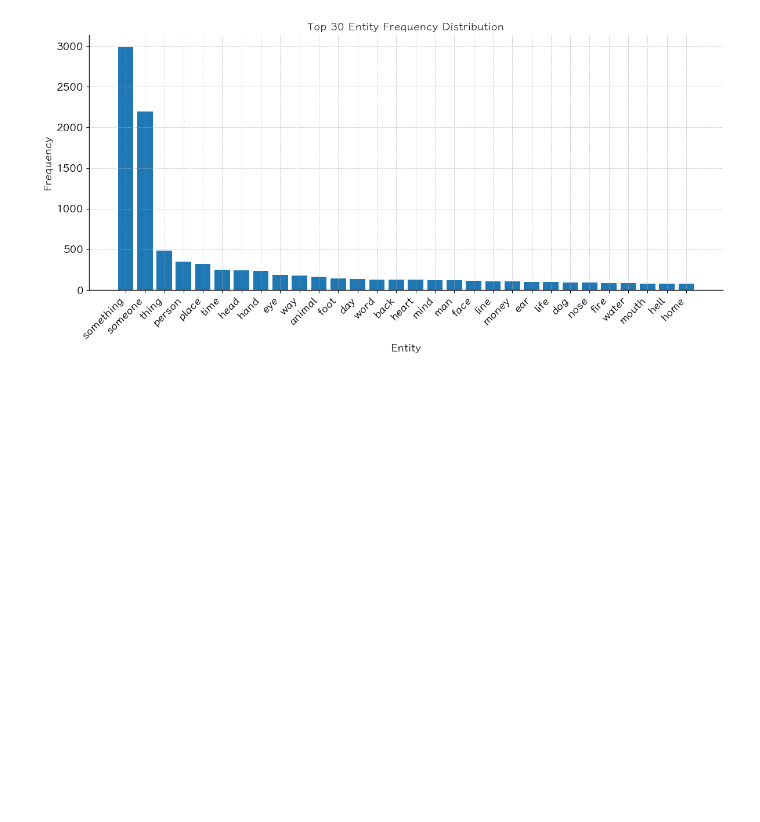
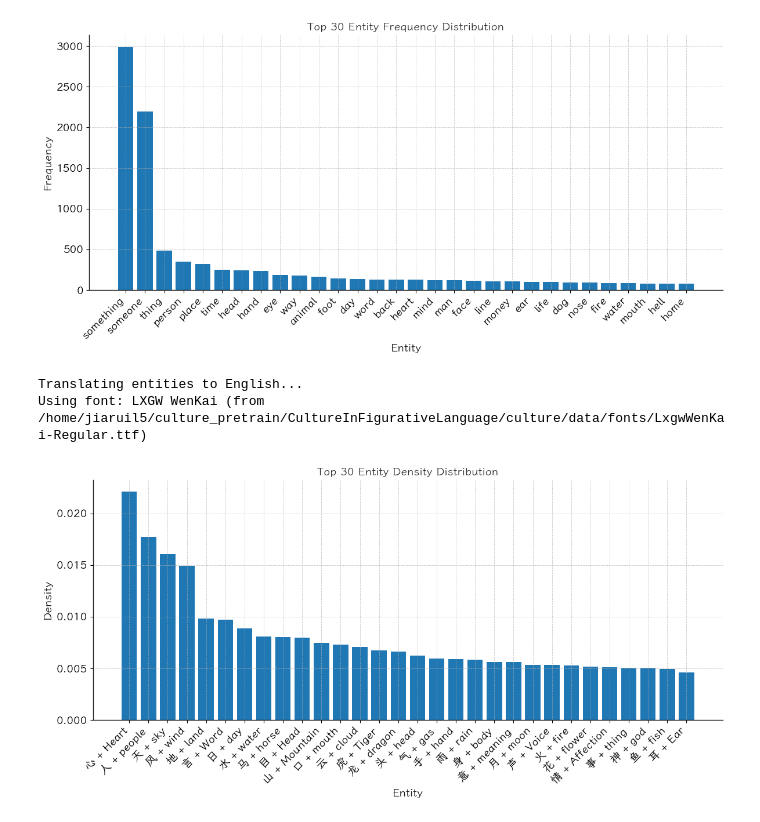
Before and after one commit to jiarui-liu/CultureInFigurativeLanguage, a Jupyter notebook: src/culture/analysis/notebooks/entity_clustering.ipynb, the cells around one changed output. Cells and saved outputs as stored; diff of their text form; code cells hidden in the pictures; blank space fills up the shorter version.

Commit message:
add analyses for same entity diff meaning and same meaning diff entity

```diff
--- a/src/culture/analysis/notebooks/entity_clustering.ipynb
+++ b/src/culture/analysis/notebooks/entity_clustering.ipynb
@@ -2,7 +2,7 @@
 %load_ext autoreload
 %autoreload 2
 # %%
-from culture.analysis.entity_clustering import load_entities_from_file, plot_entity_distribution
+from culture.analysis.entity_clustering import load_entities_from_file, plot_entity_distribution, count_idioms_from_file
 
 idioms_zh_file = "/home/jiaruil5/culture_pretrain/CultureInFigurativeLanguage/culture/data/idioms/zh/idioms_merged_llm_formatted.jsonl"
 idioms_en_file = "/home/jiaruil5/culture_pretrain/CultureInFigurativeLanguage/culture/data/idioms/en/idioms_merged_llm_formatted.jsonl"
@@ -12,6 +12,12 @@ entity_counters = {
     "zh": load_entities_from_file(idioms_zh_file),
     "en": load_entities_from_file(idioms_en_file)
 }
+
+# Count total idioms for density plotting
+total_idioms = {
+    "zh": count_idioms_from_file(idioms_zh_file),
+    "en": count_idioms_from_file(idioms_en_file)
+}
 # %% [output]
 Bad value in file '/home/jiaruil5/.config/matplotlib/matplotlibrc', line 18 ("axes.prop_cycle : cycler(color=['#FFAF00','#F46920','#F53255','#F857C1','#29BDFD','#00CBBF','#01C159','#9DCA1C']) #hex col ...
 {'idiom': '官卑职小', 'index': 9385, 'output': None}
@@ -38,3 +45,10 @@ plot_entity_distribution(entity_counters["en"], top_k=30, src_lang="en")
 # %% [output]
 Using font: LXGW WenKai (from /home/jiaruil5/culture_pretrain/CultureInFigurativeLanguage/culture/data/fonts/LxgwWenKai-Regular.ttf)
 [figure]
+# %%
+# Plot entity distribution for Chinese idioms
+plot_entity_distribution(entity_counters["zh"], top_k=30, src_lang="zh", density=True, total_idioms=total_idioms["zh"])
+# %% [output]
+Translating entities to English...
+Using font: LXGW WenKai (from /home/jiaruil5/culture_pretrain/CultureInFigurativeLanguage/culture/data/fonts/LxgwWenKai-Regular.ttf)
+[figure, added]
```
Also changed, not shown: parts of 3 cells of this notebook, 14 other files.
